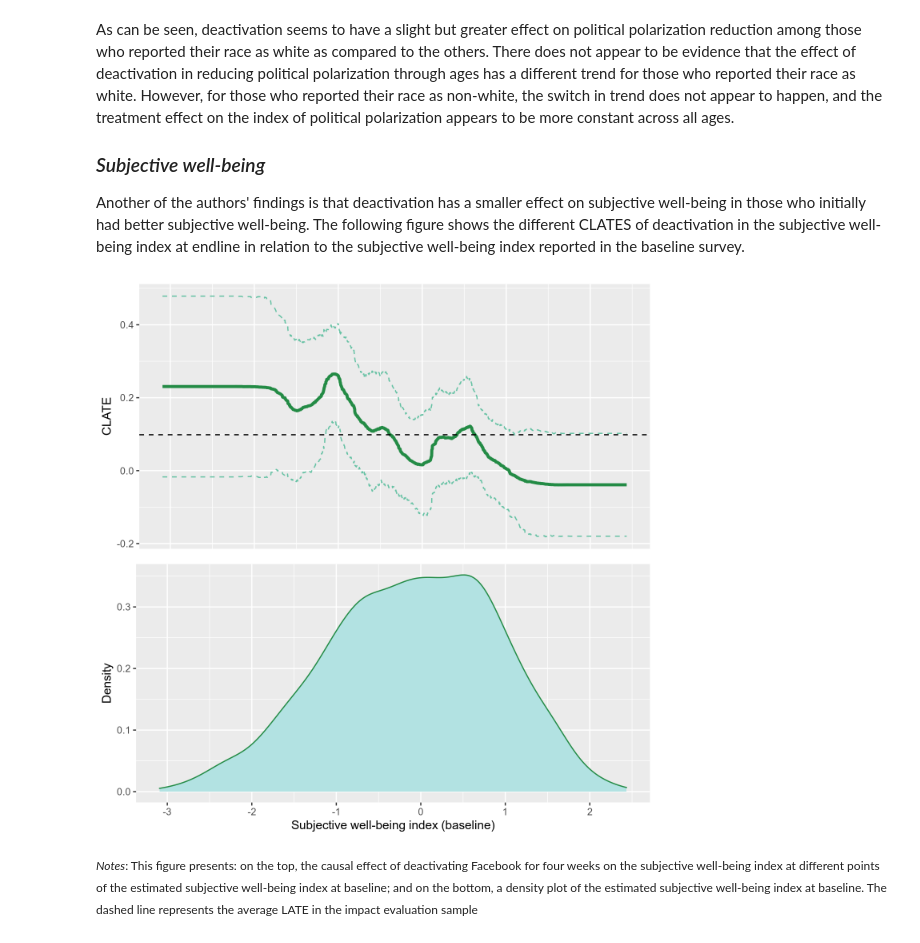
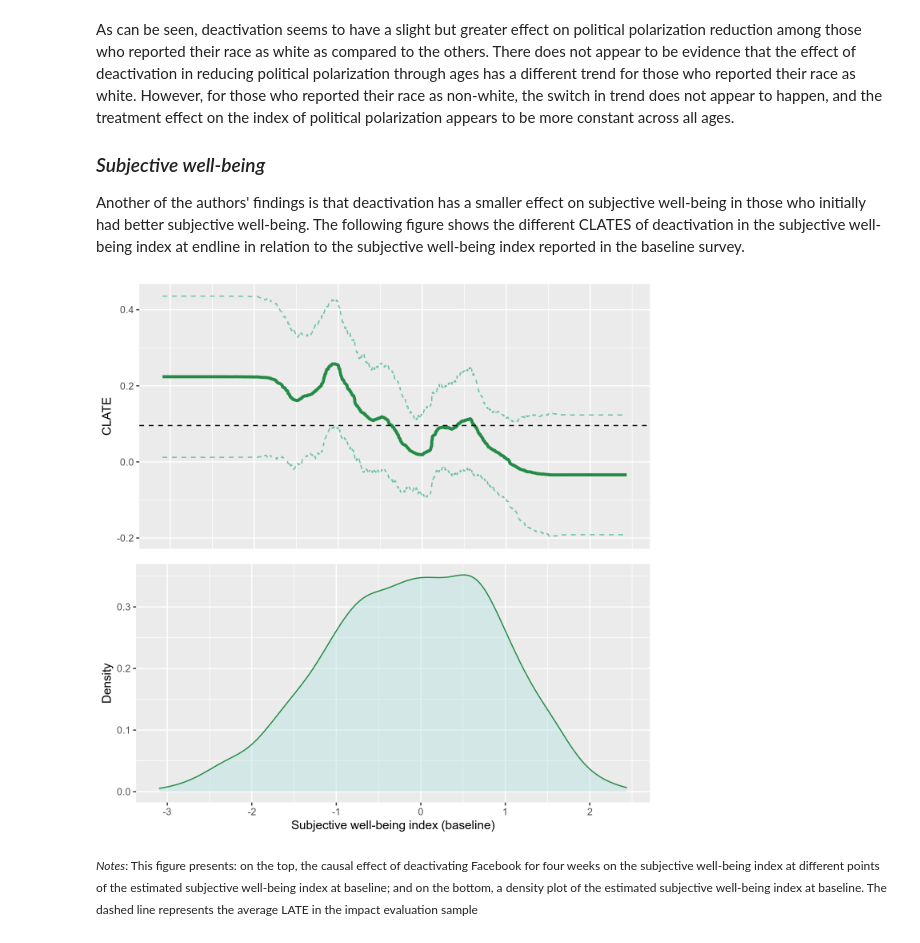
Before and after one commit to feauazmu/RepAllcotetal, a Jupyter notebook: replication_notebook.ipynb, the cells around one changed output. Cells and saved outputs as stored; diff of their text form; code cells hidden in the pictures.

```diff
--- a/replication_notebook.ipynb
+++ b/replication_notebook.ipynb
@@ -649,11 +1016,48 @@ As can be seen, deactivation seems to have a slight but greater effect on politi
 ### *Subjective well-being*
 
 Another of the authors' findings is that deactivation has a smaller effect on subjective well-being in those who initially had better subjective well-being.  The following figure shows the different CLATES of deactivation in the subjective well-being index at endline in relation to the subjective well-being index reported in the baseline survey.
-# %%
-options(repr.plot.width=7, repr.plot.height=7, repr.plot.res=200, warn=-1)
-figForestSwbFull
-# %% [output]
-[figure, removed]
+# %%
+# Set options
+outcome <- "swb"
+varAcross <- "index_swb_b"
+
+fullMatrix <- genFullMatrix(df, X, outcome, varAcross)
+
+## Run for(r)est run!
+ivForest <- instrumental_forest(
+    X = fullMatrix[, c(colnames(X), paste0("index_", outcome, "_b"))],
+    Y = fullMatrix[, paste0("index_", outcome)],
+    W = fullMatrix[, "D"],
+    Z = fullMatrix[, "T"],
+    num.trees = B,
+    sample.fraction = sampleFraction,
+    seed = 202007
+)
+
+tau.hat <- predict(
+    ivForest,
+    fullMatrix[, c(colnames(X), paste0("index_", outcome, "_b"))],
+    estimate.variance = TRUE)
+# %%
+options(repr.plot.width=7, repr.plot.height=7, repr.plot.res=200, warn=-1)
+
+## Generate density plot.
+densitySwbB <-
+    ggplot(data = data.frame(fullMatrix), aes(x = index_swb_b)) +
+    geom_density(color = "#238b45", fill = "#b2e2e2", alpha = 0.4) +
+    labs(
+        x = "Subjective well-being index (baseline)",
+        y = "Density"
+    )
+
+# Full figure
+plot_grid(
+    genFigForest(X = fullMatrix, varAcross, ivForest, tau.hat, x.label = "Subjective well-being index (baseline)"),
+    densitySwbB,
+    nrow = 2
+)
+# %% [output]
+[figure, added]
 # %% [markdown]
 <p style="font-size:12px"><i>Notes</i>: This figure presents: on the top, the causal effect of deactivating Facebook for four weeks on the subjective well-being index at different points of the estimated subjective well-being index at baseline; and on the bottom, a density plot of the estimated subjective well-being index at baseline. The dashed line represents the average LATE in the impact evaluation sample</p>
 # %% [markdown]
```
Also changed, not shown: parts of 36 cells of this notebook.
